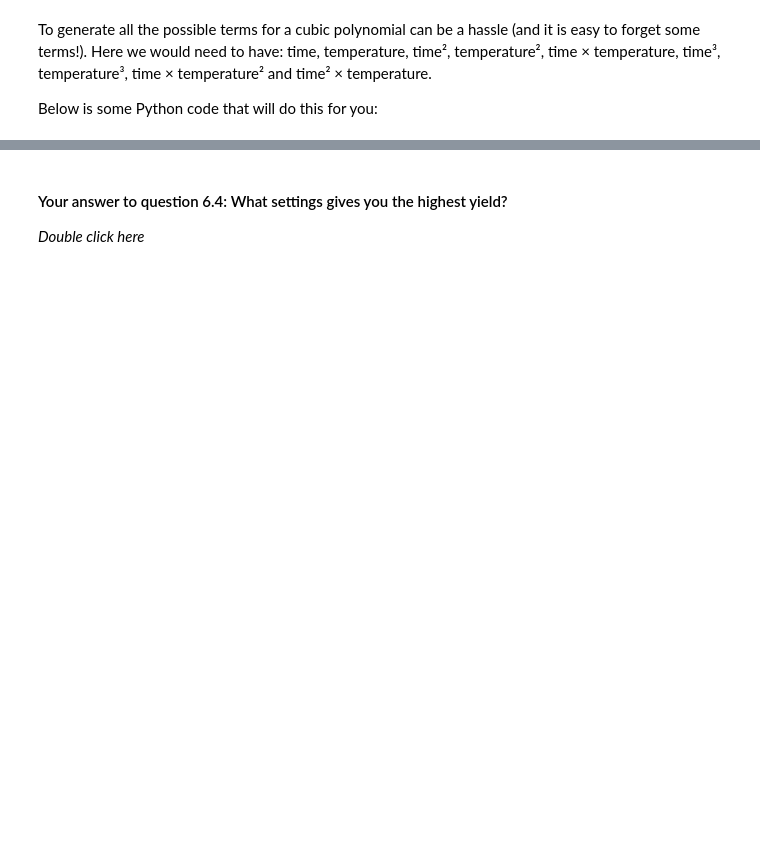
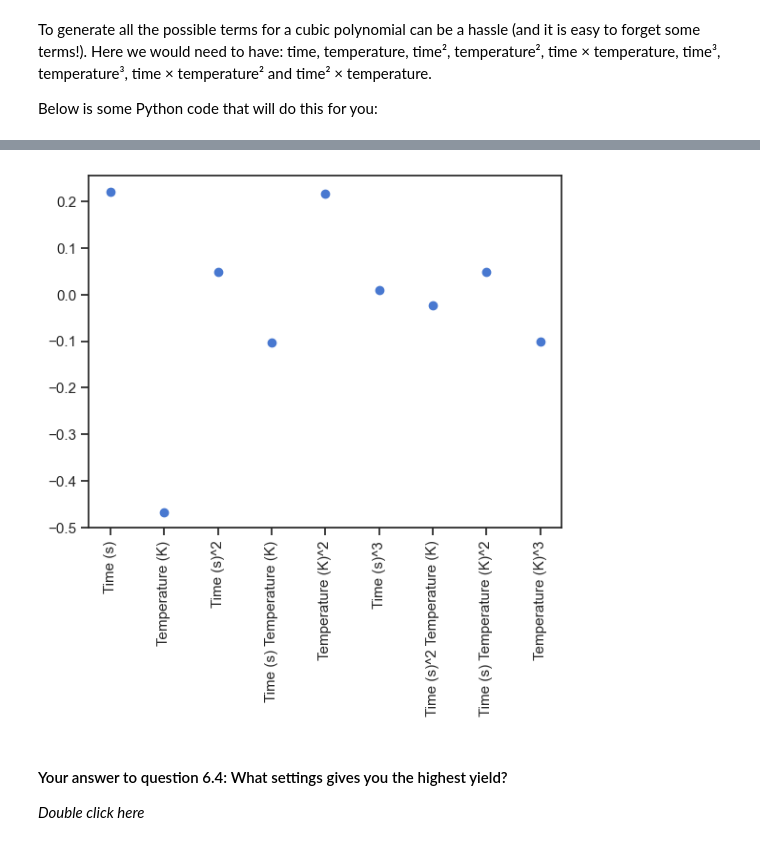
Before and after one commit to joachsob/chemometrics, a Jupyter notebook: exercises/06_Exercise_Set_6.ipynb, the cells around one changed output, grey strips where cells are left out. Drawn from its saved outputs; the diff is of its cells as text; code cells hidden in the pictures; blank space fills up the shorter version.

```diff
--- a/exercises/06_Exercise_Set_6.ipynb
+++ b/exercises/06_Exercise_Set_6.ipynb
@@ -426,3 +477,32 @@ X
+# %%
+# Your code here: fit the polynomial and locate the maximum (you can do this graphically)
+
+"""
+Unsure what to do here? Fit the polynomial (from the terms above Ks, Ks^2 etc)
+Fit polynomial to existing data?
+Values between -1 and 1 represents the degree of the different parameters? I.e -1 is the lowest value of that parameter and 1 is the highest?
+or are the values for the yield?
+
+the polynomial meaning x + y + x^2 + y^2 + etcetc(?)
+
+
+
+"""
+
+# ----------- # attempt at visualizing scaled and polynomialized data (first row)
+
+y_vals = X.values[0][1:]
+x_vals = X.columns[1:]
+
+print()
+
+plt.plot(x_vals, y_vals, "o")
+plt.xticks(rotation = 90)
+plt.show()
+
+# ----------- #
+# %% [output]
+[figure, added]
 # %% [markdown]
 #### Your answer to question 6.4: What settings gives you the highest yield?
 *Double click here*
```
Also changed, not shown: parts of 10 cells of this notebook.
